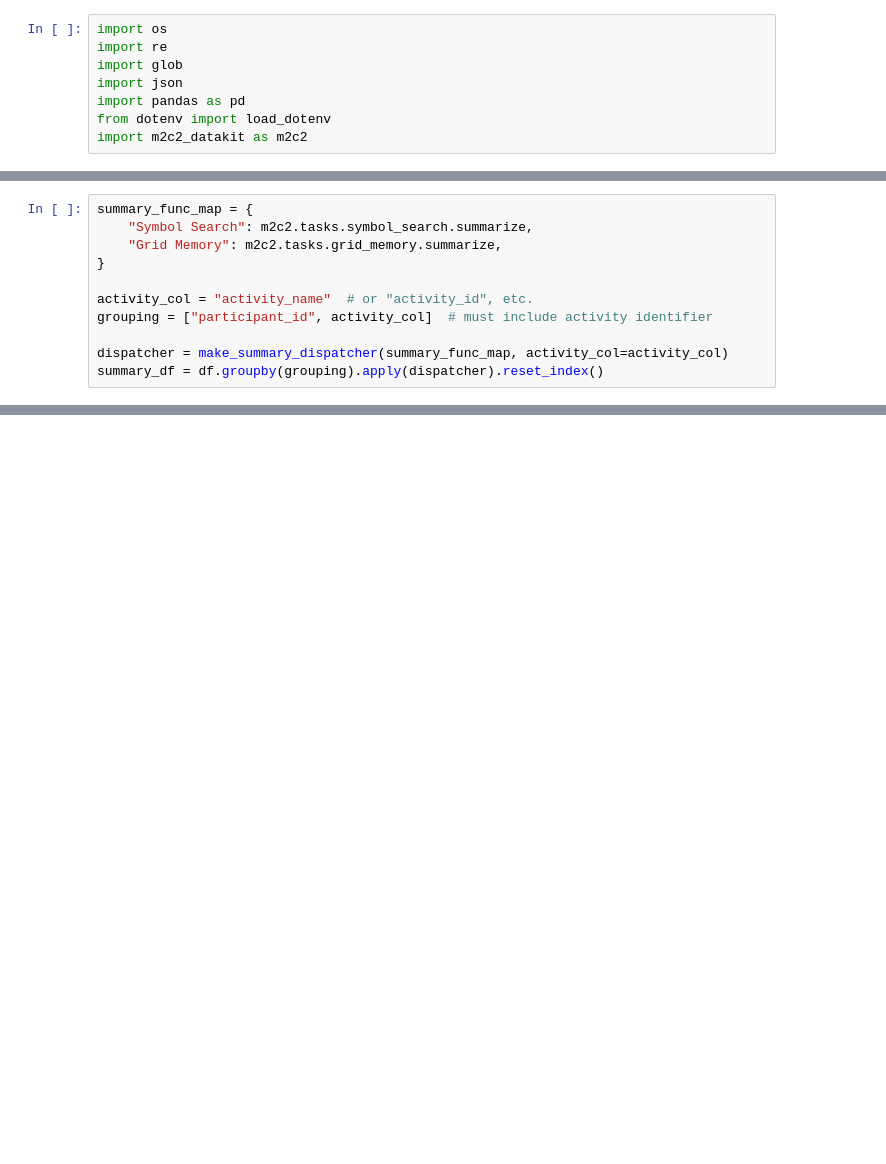
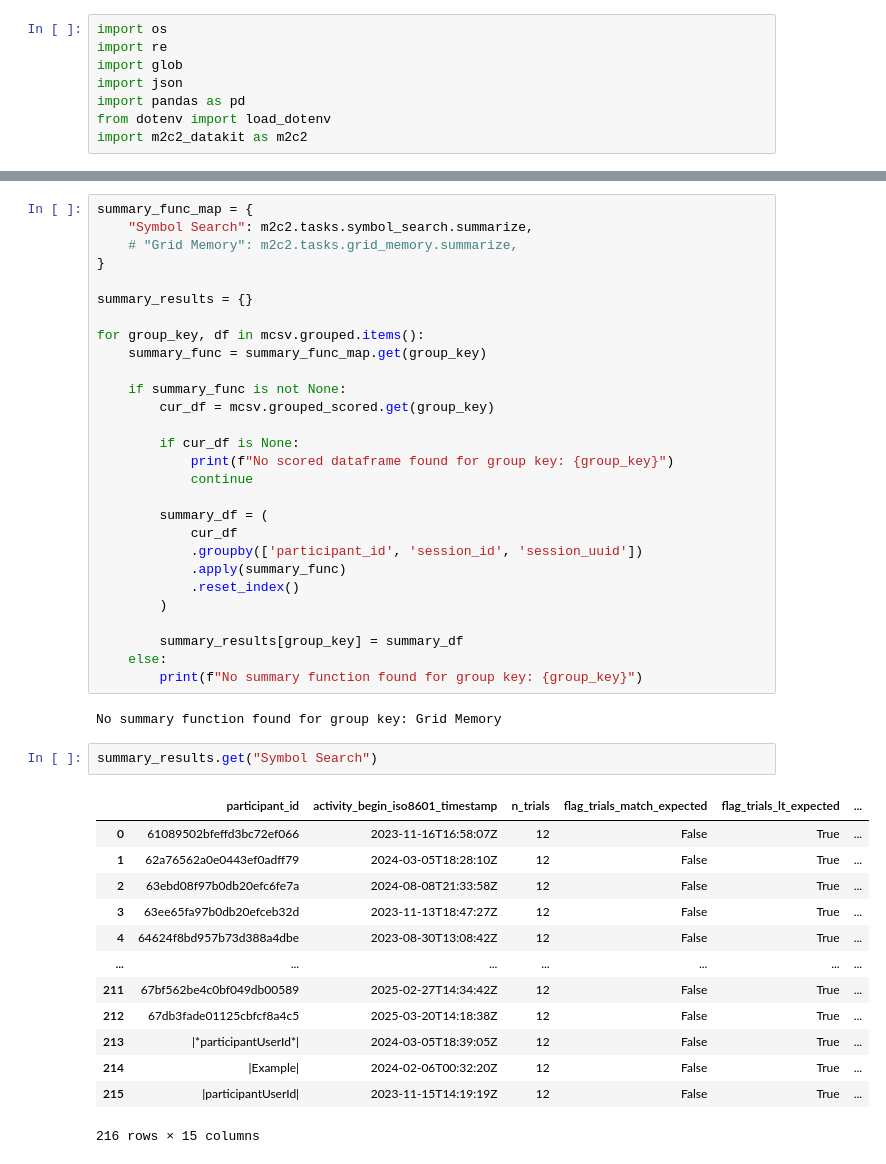
Before and after one commit to m2c2-project/datakit-notebooks, a Jupyter notebook: lassie.ipynb, the cells around one changed output, grey strips where cells are left out. Saved outputs shown, nothing was run; the diff lists cells and outputs as text; blank space fills up the shorter version.

```diff
--- a/lassie.ipynb
+++ b/lassie.ipynb
@@ -337,11 +194,0 @@ NameError: name 'Callable' is not defined
-# %%
-summary_func_map = {
-    "Symbol Search": m2c2.tasks.symbol_search.summarize,
-    "Grid Memory": m2c2.tasks.grid_memory.summarize,
-}
-
-activity_col = "activity_name"  # or "activity_id", etc.
-grouping = ["participant_id", activity_col]  # must include activity identifier
-
-dispatcher = make_summary_dispatcher(summary_func_map, activity_col=activity_col)
-summary_df = df.groupby(grouping).apply(dispatcher).reset_index()
@@ -396,0 +289,46 @@ qualtrics.whats_inside()
+# %%
+summary_func_map = {
+    "Symbol Search": m2c2.tasks.symbol_search.summarize,
+    # "Grid Memory": m2c2.tasks.grid_memory.summarize,
+}
+
+summary_results = {}
+
+for group_key, df in mcsv.grouped.items():
+    summary_func = summary_func_map.get(group_key)
+
+    if summary_func is not None:
+        cur_df = mcsv.grouped_scored.get(group_key)
+
+        if cur_df is None:
+            print(f"No scored dataframe found for group key: {group_key}")
+            continue
+
+        summary_df = (
+            cur_df
+            .groupby(['participant_id', 'session_id', 'session_uuid'])
+            .apply(summary_func)
+            .reset_index()
+        )
+
+        summary_results[group_key] = summary_df
+    else:
+        print(f"No summary function found for group key: {group_key}")
+# %% [output]
+No summary function found for group key: Grid Memory
+# %%
+summary_results.get("Symbol Search")
+# %% [output]
+|  | participant_id | activity_begin_iso8601_timestamp | n_trials | flag_trials_match_expected | flag_trials_lt_expected | ... |
+| 0 | 61089502bfeffd3bc72ef066 | 2023-11-16T16:58:07Z | 12 | False | True | ... |
+| 1 | 62a76562a0e0443ef0adff79 | 2024-03-05T18:28:10Z | 12 | False | True | ... |
+| 2 | 63ebd08f97b0db20efc6fe7a | 2024-08-08T21:33:58Z | 12 | False | True | ... |
+| 3 | 63ee65fa97b0db20efceb32d | 2023-11-13T18:47:27Z | 12 | False | True | ... |
+| 4 | 64624f8bd957b73d388a4dbe | 2023-08-30T13:08:42Z | 12 | False | True | ... |
+| ... | ... | ... | ... | ... | ... | ... |
+| 211 | 67bf562be4c0bf049db00589 | 2025-02-27T14:34:42Z | 12 | False | True | ... |
+| 212 | 67db3fade01125cbfcf8a4c5 | 2025-03-20T14:18:38Z | 12 | False | True | ... |
+| 213 | |*participantUserId*| | 2024-03-05T18:39:05Z | 12 | False | True | ... |
+| 214 | |Example| | 2024-02-06T00:32:20Z | 12 | False | True | ... |
+| 215 | |participantUserId| | 2023-11-15T14:19:19Z | 12 | False | True | ... |
+216 rows × 15 columns
```
Also changed, not shown: parts of 34 cells of this notebook, 3 other files.
